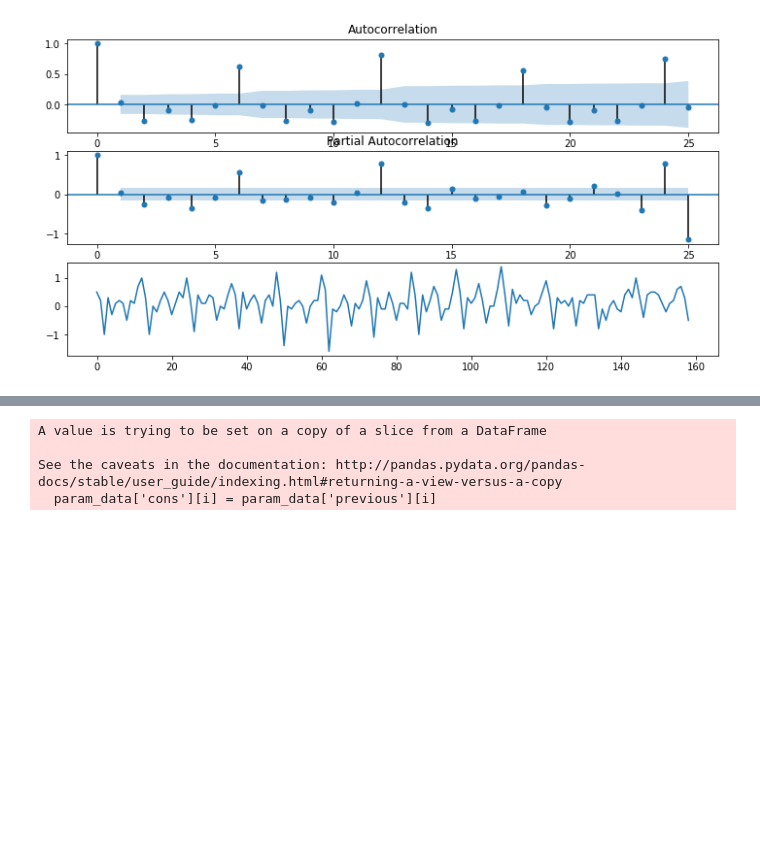
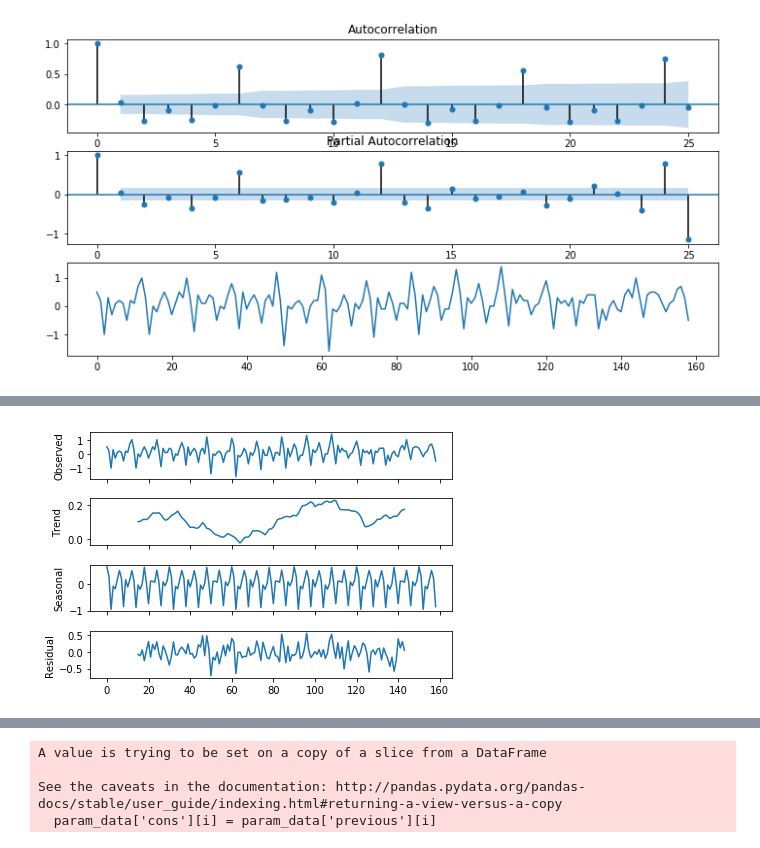
Before and after one commit to MaferAnso/Lab_4_Proyecto, a Jupyter notebook: notebook.ipynb, the cells around one changed output, grey strips where cells are left out. Saved outputs shown, nothing was run; the diff lists cells and outputs as text; code cells hidden in the pictures; blank space fills up the shorter version.

```diff
--- a/notebook.ipynb
+++ b/notebook.ipynb
@@ -82,0 +90,4 @@ invalid value encountered in sqrt
+# %%
+seasonality = vn.f_seasonality(param_data=datos)
+# %% [output]
+[figure, added]
```
Also changed, not shown: parts of 21 cells of this notebook.
